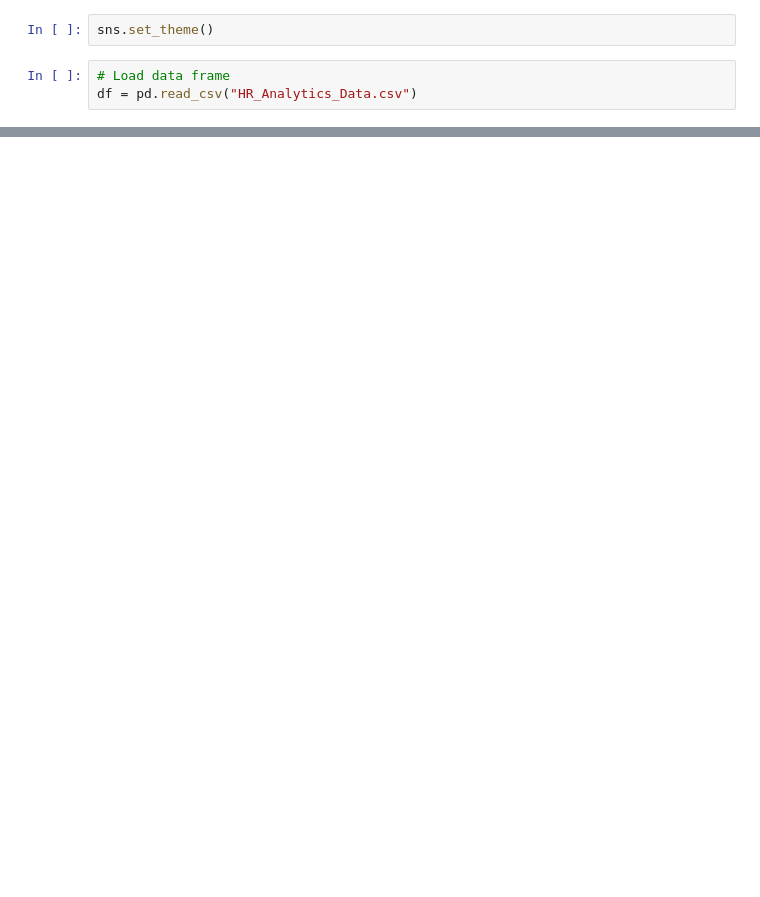
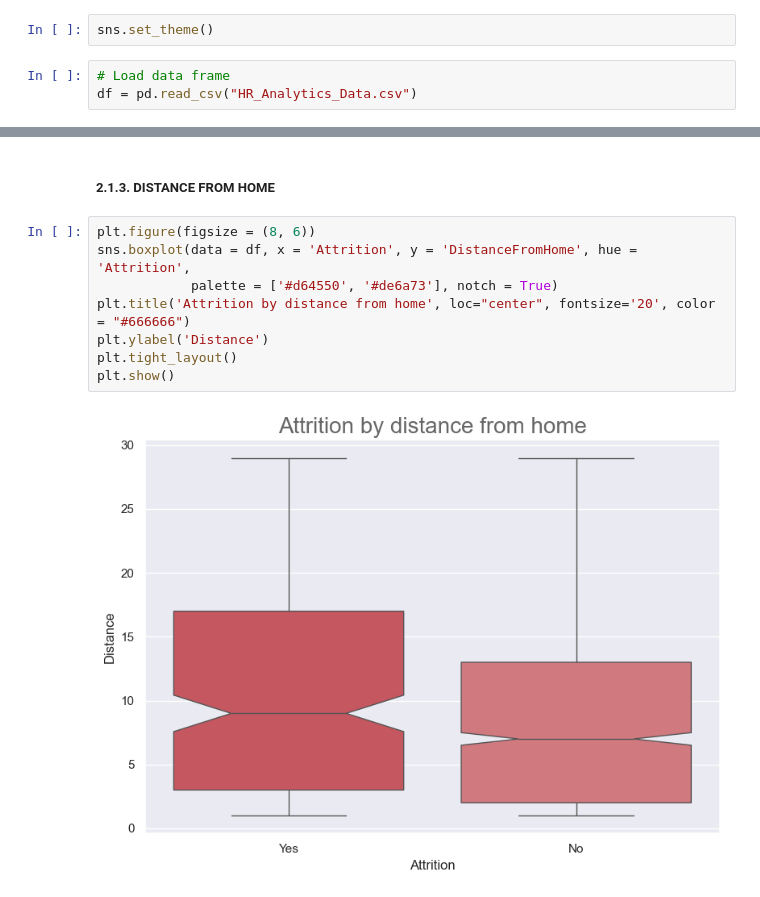
Before and after one commit to daominhthuan42/mindx-data-analytics-bootcamp, a Jupyter notebook: 00_MODULE_1/FINAL_PROJECT/02_PYTHON/FINAL_PROJECT.ipynb, the cells around one changed output, grey strips where cells are left out. Cells and saved outputs as stored; diff of their text form; blank space fills up the shorter version.

```diff
--- a/00_MODULE_1/FINAL_PROJECT/02_PYTHON/FINAL_PROJECT.ipynb
+++ b/00_MODULE_1/FINAL_PROJECT/02_PYTHON/FINAL_PROJECT.ipynb
@@ -753,0 +392,12 @@ plt.show()
+# %% [markdown]
+##### <b> 2.1.3. DISTANCE FROM HOME
+# %%
+plt.figure(figsize = (8, 6))
+sns.boxplot(data = df, x = 'Attrition', y = 'DistanceFromHome', hue = 'Attrition',
+            palette = ['#d64550', '#de6a73'], notch = True)
+plt.title('Attrition by distance from home', loc="center", fontsize='20', color = "#666666")
+plt.ylabel('Distance')
+plt.tight_layout()
+plt.show()
+# %% [output]
+[figure, added]
```
Also changed, not shown: parts of 113 cells of this notebook, 9 other files.
